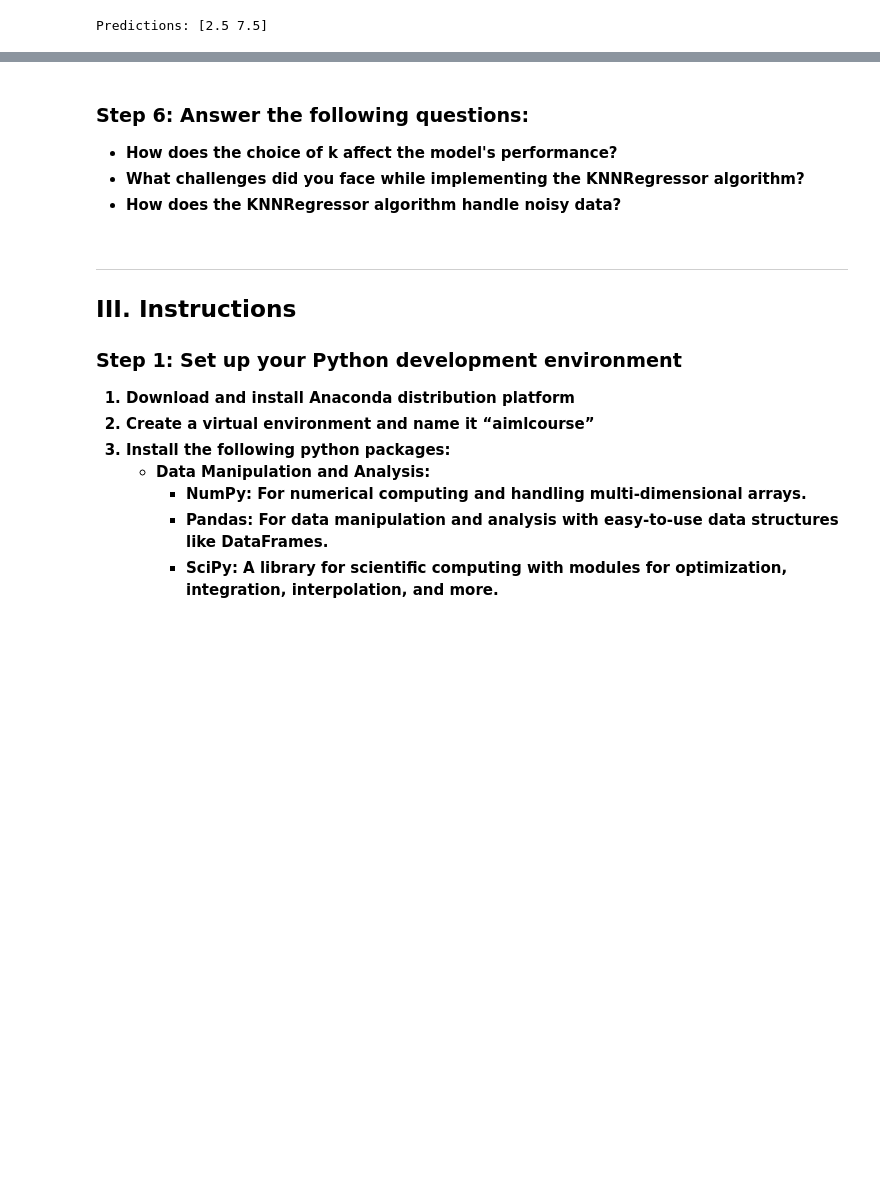
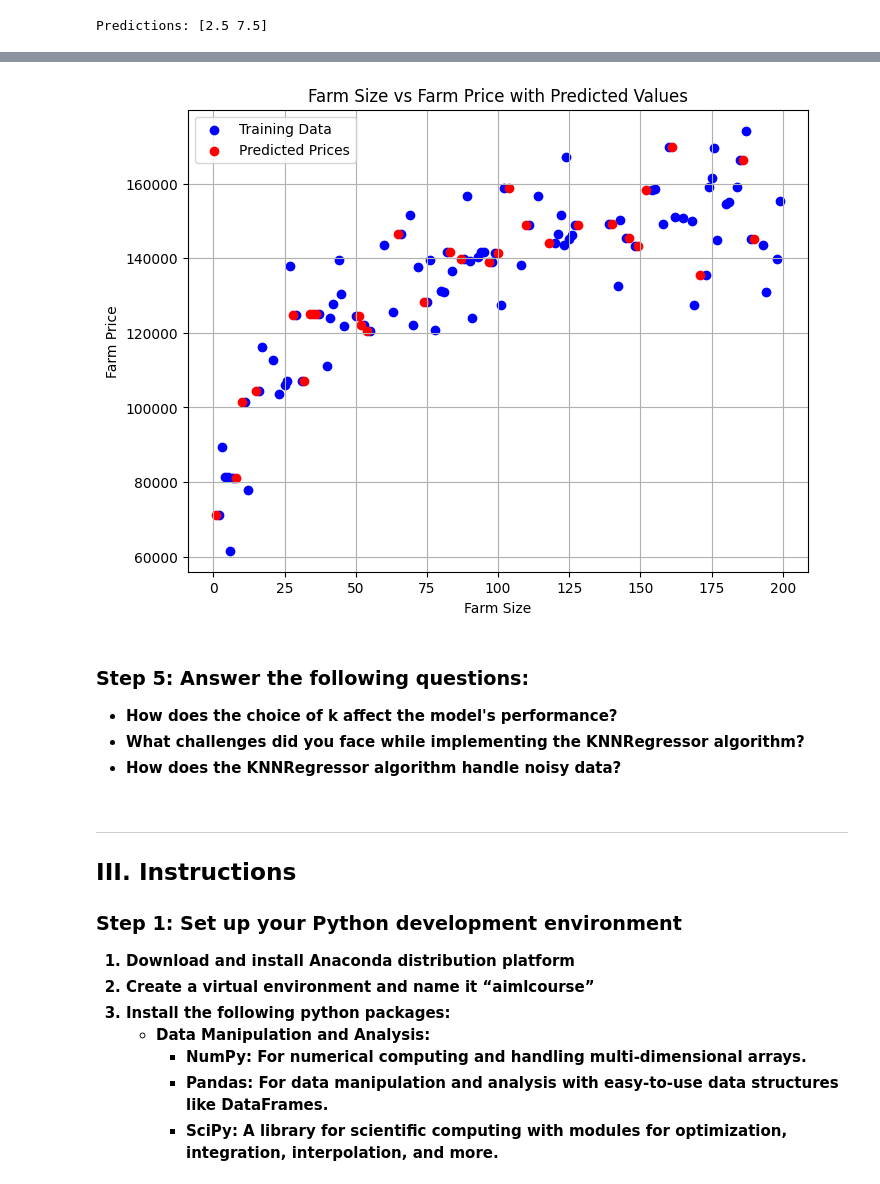
Before and after one commit to NolanMM/PROG74000-25W-Sec1-Applications-of-Artificial-Intelligence-and-Machine-Learning, a Jupyter notebook: Assignment_1/Assignment_1.ipynb, the cells around one changed output, grey strips where cells are left out. Saved outputs shown, nothing was run; the diff lists cells and outputs as text; code cells hidden in the pictures; blank space fills up the shorter version.

```diff
--- a/Assignment_1/Assignment_1.ipynb
+++ b/Assignment_1/Assignment_1.ipynb
@@ -152,5 +359,50 @@ Predictions: [2.5 7.5]
+# %%
+# Compare the result of your KNNRegressor with the result of KNeighborsRegressor from scikit-learn. Use visualizations to gain better insights into the results.
+
+
+from sklearn.neighbors import KNeighborsRegressor
+import pandas as pd
+import matplotlib.pyplot as plt
+# Load the dataset
+FarmData = pd.read_csv("Dataset/training_dataset_lab-1.csv")
+
+# Separate the data into features (X) and target values (Y)
+FarmSizeData = FarmData["FarmSize"].values.reshape(-1, 1)  # Convert to numpy array and reshape for the model
+FarmPriceData = FarmData["FarmPrice"].values
+
+# Load the validation dataset
+ValidationData = pd.read_csv("Dataset/validation_dataset_lab-1.csv")
+
+# Separate the validation data into features (X) and target values (Y)
+ValidationFarmSize = ValidationData["FarmSize"].values.reshape(-1, 1)
+ActualFarmPrice = ValidationData["FarmPrice"].values
+
+neigh = KNeighborsRegressor(n_neighbors=1)
+neigh.fit(FarmSizeData, FarmPriceData)
+
+neigh.predict(ValidationFarmSize)
+
+
+# Create a scatter plot for the original training data (blue)
+plt.figure(figsize=(8, 6))
+plt.scatter(FarmSizeData, FarmPriceData, color='blue', label='Training Data')
+
+# Scatter plot for the predicted farm prices (red)
+plt.scatter(ValidationFarmSize, neigh.predict(ValidationFarmSize), color='red', label='Predicted Prices')
+
+# Adding labels and title
+plt.xlabel('Farm Size')
+plt.ylabel('Farm Price')
+plt.title('Farm Size vs Farm Price with Predicted Values')
+
+# Displaying the legend and the plot
+plt.legend()
+plt.grid(True)
+plt.show()
+# %% [output]
+[figure, added]
 # %% [markdown]
-### Step 6: Answer the following questions:
+### Step 5: Answer the following questions:
 
 <b>
 
```
Also changed, not shown: parts of 7 cells of this notebook.
